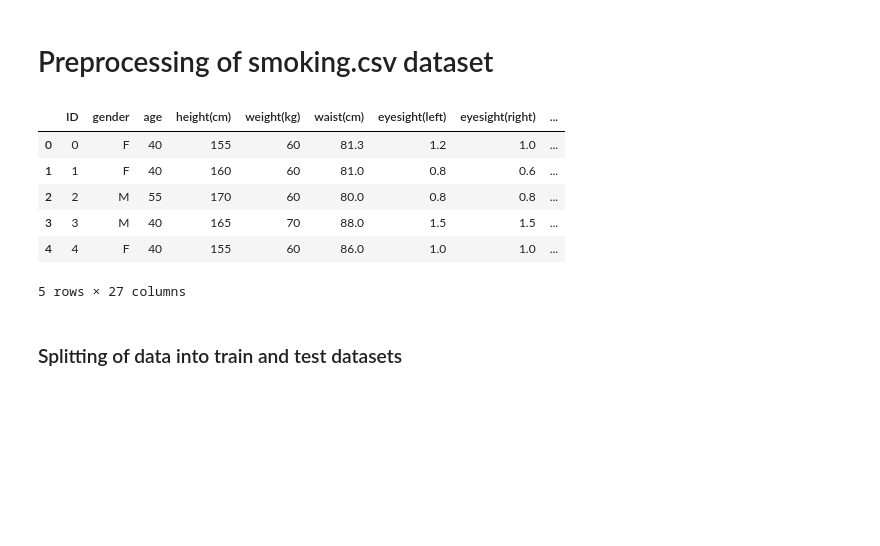
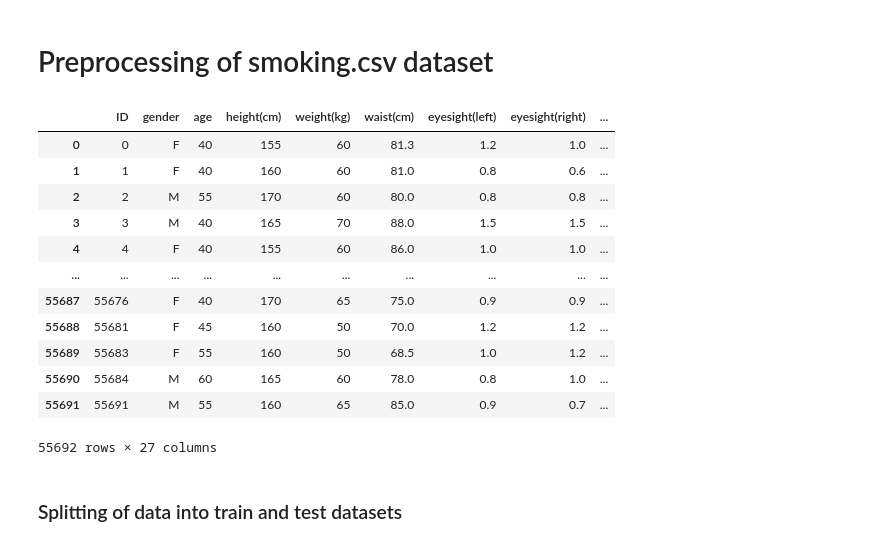
Before and after one commit to balooooooooo/machine_learning_1_coursework, a Jupyter notebook: data_preprocessing.ipynb, the cells around one changed output. Cells and saved outputs as stored; diff of their text form; code cells hidden in the pictures; blank space fills up the shorter version.

```diff
--- a/data_preprocessing.ipynb
+++ b/data_preprocessing.ipynb
@@ -3,19 +3,25 @@
 # %%
 import pandas as pd
 from IPython.display import display
 import matplotlib.pyplot as plt
 import seaborn as sns
 import numpy as np
 smoking_data = pd.read_csv("data/smoking.csv")
-smoking_data.head(5)
+smoking_data
 # %% [output]
 |  | ID | gender | age | height(cm) | weight(kg) | waist(cm) | eyesight(left) | eyesight(right) | ... |
 | 0 | 0 | F | 40 | 155 | 60 | 81.3 | 1.2 | 1.0 | ... |
 | 1 | 1 | F | 40 | 160 | 60 | 81.0 | 0.8 | 0.6 | ... |
 | 2 | 2 | M | 55 | 170 | 60 | 80.0 | 0.8 | 0.8 | ... |
 | 3 | 3 | M | 40 | 165 | 70 | 88.0 | 1.5 | 1.5 | ... |
 | 4 | 4 | F | 40 | 155 | 60 | 86.0 | 1.0 | 1.0 | ... |
+| ... | ... | ... | ... | ... | ... | ... | ... | ... | ... |
+| 55687 | 55676 | F | 40 | 170 | 65 | 75.0 | 0.9 | 0.9 | ... |
+| 55688 | 55681 | F | 45 | 160 | 50 | 70.0 | 1.2 | 1.2 | ... |
+| 55689 | 55683 | F | 55 | 160 | 50 | 68.5 | 1.0 | 1.2 | ... |
+| 55690 | 55684 | M | 60 | 165 | 60 | 78.0 | 0.8 | 1.0 | ... |
+| 55691 | 55691 | M | 55 | 160 | 65 | 85.0 | 0.9 | 0.7 | ... |
-5 rows × 27 columns
+55692 rows × 27 columns
 # %% [markdown]
 ### Splitting of data into train and test datasets
 # %%
```
Also changed, not shown: parts of 2 cells of this notebook, 1 other file.
